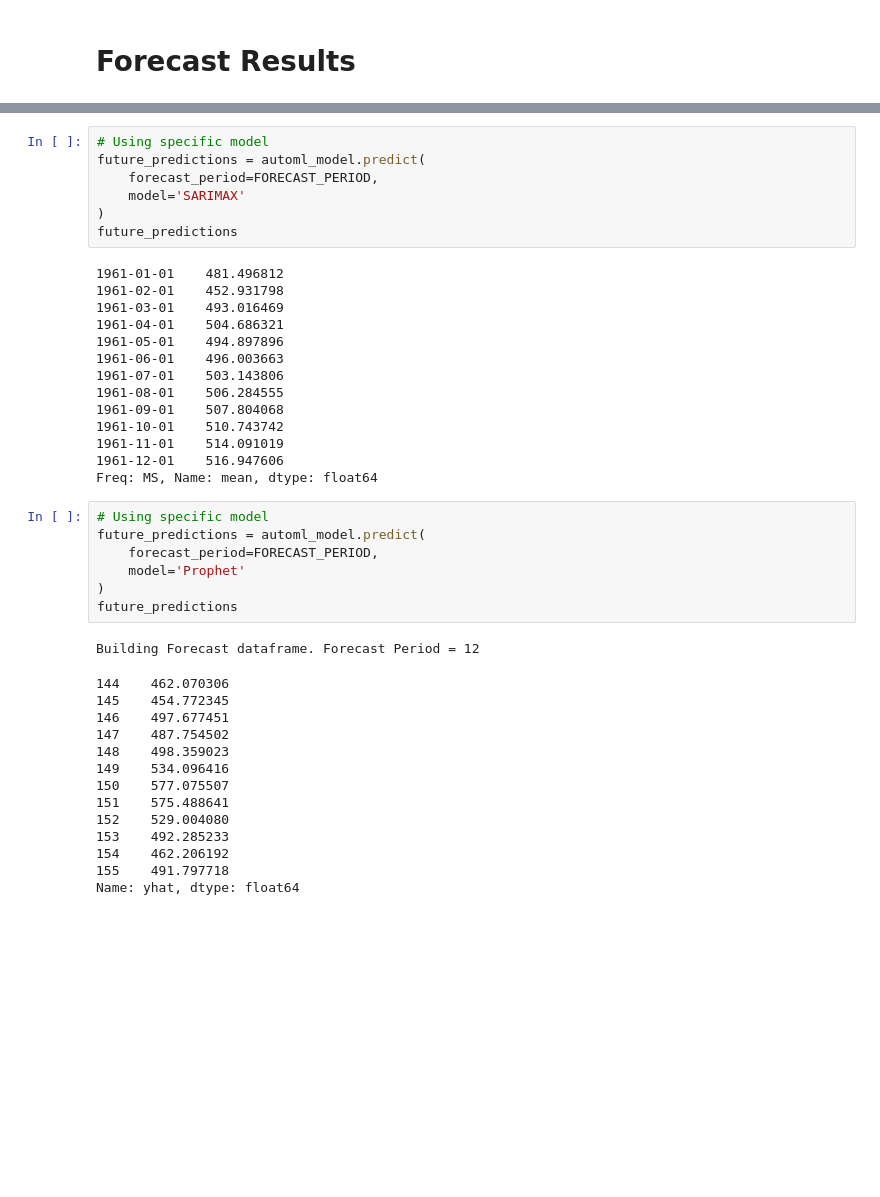
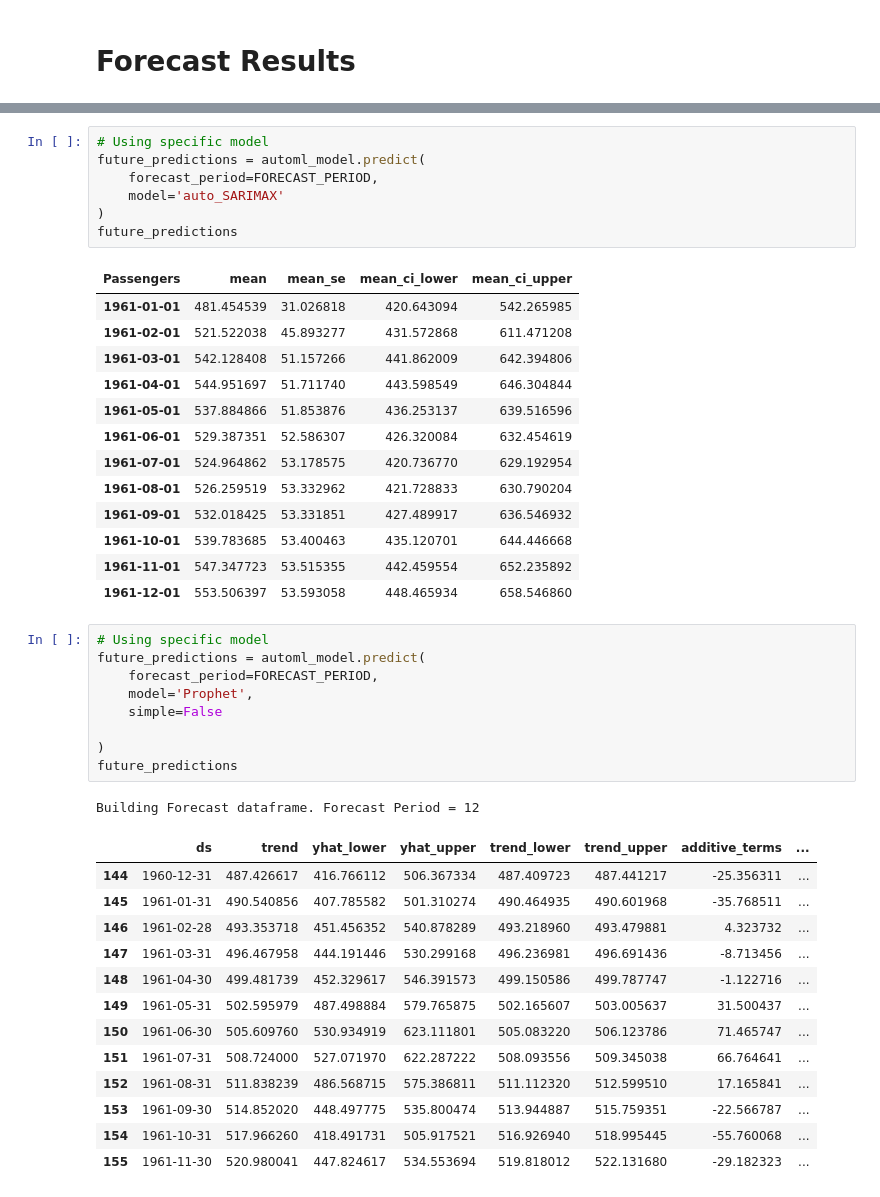
Before and after one commit to AutoViML/Auto_TS, a Jupyter notebook: example_notebooks/autots_univariate_example.ipynb, the cells around one changed output, grey strips where cells are left out. Cells and saved outputs as stored; diff of their text form; blank space fills up the shorter version.

```diff
--- a/example_notebooks/autots_univariate_example.ipynb
+++ b/example_notebooks/autots_univariate_example.ipynb
@@ -197,42 +186,44 @@ Name: yhat, dtype: float64
 # Using specific model
 future_predictions = automl_model.predict(
     forecast_period=FORECAST_PERIOD,
-    model='SARIMAX'
+    model='auto_SARIMAX'
 )
 future_predictions
 # %% [output]
-1961-01-01    481.496812
-1961-02-01    452.931798
-1961-03-01    493.016469
-1961-04-01    504.686321
-1961-05-01    494.897896
-1961-06-01    496.003663
-1961-07-01    503.143806
-1961-08-01    506.284555
-1961-09-01    507.804068
-1961-10-01    510.743742
-1961-11-01    514.091019
-1961-12-01    516.947606
-Freq: MS, Name: mean, dtype: float64
+| Passengers | mean | mean_se | mean_ci_lower | mean_ci_upper |
+| 1961-01-01 | 481.454539 | 31.026818 | 420.643094 | 542.265985 |
+| 1961-02-01 | 521.522038 | 45.893277 | 431.572868 | 611.471208 |
+| 1961-03-01 | 542.128408 | 51.157266 | 441.862009 | 642.394806 |
+| 1961-04-01 | 544.951697 | 51.711740 | 443.598549 | 646.304844 |
+| 1961-05-01 | 537.884866 | 51.853876 | 436.253137 | 639.516596 |
+| 1961-06-01 | 529.387351 | 52.586307 | 426.320084 | 632.454619 |
+| 1961-07-01 | 524.964862 | 53.178575 | 420.736770 | 629.192954 |
+| 1961-08-01 | 526.259519 | 53.332962 | 421.728833 | 630.790204 |
+| 1961-09-01 | 532.018425 | 53.331851 | 427.489917 | 636.546932 |
+| 1961-10-01 | 539.783685 | 53.400463 | 435.120701 | 644.446668 |
+| 1961-11-01 | 547.347723 | 53.515355 | 442.459554 | 652.235892 |
+| 1961-12-01 | 553.506397 | 53.593058 | 448.465934 | 658.546860 |
 # %%
 # Using specific model
 future_predictions = automl_model.predict(
     forecast_period=FORECAST_PERIOD,
-    model='Prophet'
+    model='Prophet',
+    simple=False
+
 )
 future_predictions
 # %% [output]
 Building Forecast dataframe. Forecast Period = 12
-144    462.070306
-145    454.772345
-146    497.677451
-147    487.754502
-148    498.359023
-149    534.096416
-150    577.075507
-151    575.488641
-152    529.004080
-153    492.285233
-154    462.206192
-155    491.797718
-Name: yhat, dtype: float64
+|  | ds | trend | yhat_lower | yhat_upper | trend_lower | trend_upper | additive_terms | ... |
+| 144 | 1960-12-31 | 487.426617 | 416.766112 | 506.367334 | 487.409723 | 487.441217 | -25.356311 | ... |
+| 145 | 1961-01-31 | 490.540856 | 407.785582 | 501.310274 | 490.464935 | 490.601968 | -35.768511 | ... |
+| 146 | 1961-02-28 | 493.353718 | 451.456352 | 540.878289 | 493.218960 | 493.479881 | 4.323732 | ... |
+| 147 | 1961-03-31 | 496.467958 | 444.191446 | 530.299168 | 496.236981 | 496.691436 | -8.713456 | ... |
+| 148 | 1961-04-30 | 499.481739 | 452.329617 | 546.391573 | 499.150586 | 499.787747 | -1.122716 | ... |
+| 149 | 1961-05-31 | 502.595979 | 487.498884 | 579.765875 | 502.165607 | 503.005637 | 31.500437 | ... |
+| 150 | 1961-06-30 | 505.609760 | 530.934919 | 623.111801 | 505.083220 | 506.123786 | 71.465747 | ... |
+| 151 | 1961-07-31 | 508.724000 | 527.071970 | 622.287222 | 508.093556 | 509.345038 | 66.764641 | ... |
+| 152 | 1961-08-31 | 511.838239 | 486.568715 | 575.386811 | 511.112320 | 512.599510 | 17.165841 | ... |
+| 153 | 1961-09-30 | 514.852020 | 448.497775 | 535.800474 | 513.944887 | 515.759351 | -22.566787 | ... |
+| 154 | 1961-10-31 | 517.966260 | 418.491731 | 505.917521 | 516.926940 | 518.995445 | -55.760068 | ... |
+| 155 | 1961-11-30 | 520.980041 | 447.824617 | 534.553694 | 519.818012 | 522.131680 | -29.182323 | ... |
```
Also changed, not shown: parts of 13 cells of this notebook, 1 other file.
